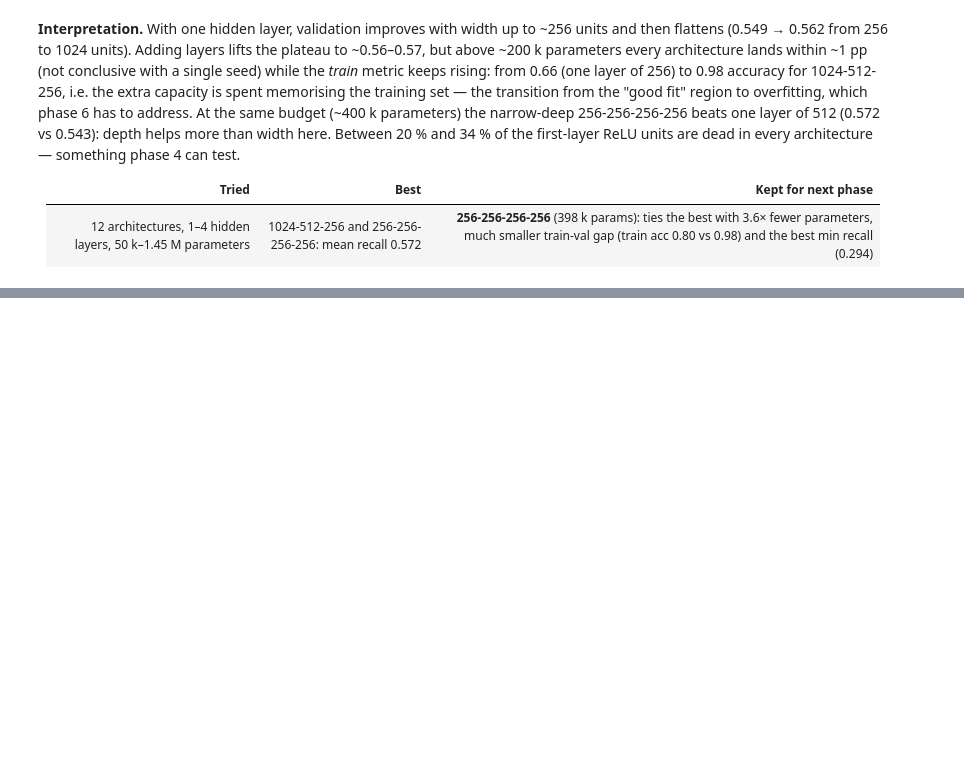
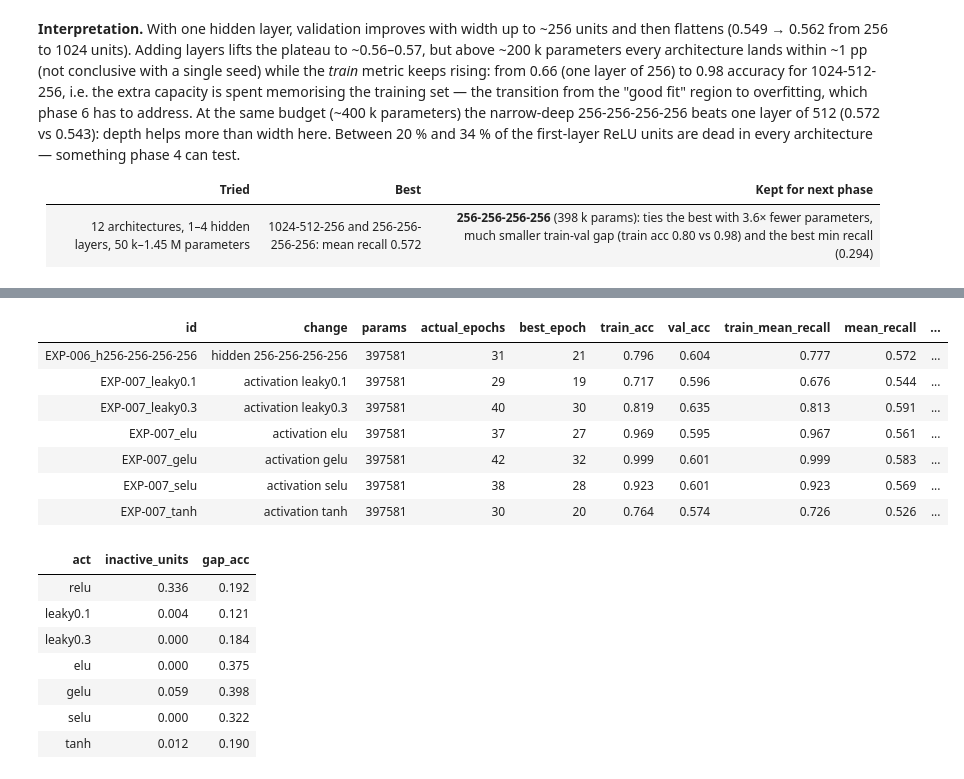
Before and after one commit to alexsierra45/image-recognition, a Jupyter notebook: hyperparameter_sweep.ipynb, the cells around one changed output, grey strips where cells are left out. Saved outputs shown, nothing was run; the diff lists cells and outputs as text; code cells hidden in the pictures; blank space fills up the shorter version.

```diff
--- a/hyperparameter_sweep.ipynb
+++ b/hyperparameter_sweep.ipynb
@@ -248,0 +256,23 @@ Between 20 % and 34 % of the first-layer ReLU units are dead in every architectu
+# %%
+df4 = pu.expand_config(pd.concat([pu.load_results().query("id == 'EXP-006_h256-256-256-256'"), pu.load_results('EXP-007')]))
+df4['act'] = ['relu' if a == 'relu' else r.split('_')[-1] for a, r in zip(df4['activation'], df4['id'])]
+df4['inactive_units'] = [pu.load_history(r)['val'].get('inactive_units') for r in df4['id']]
+table(df4)
+display(df4[['act', 'inactive_units', 'gap_acc']].style.format(precision=3).hide(axis='index'))
+# %% [output]
+| id | change | params | actual_epochs | best_epoch | train_acc | val_acc | train_mean_recall | mean_recall | ... |
+| EXP-006_h256-256-256-256 | hidden 256-256-256-256 | 397581 | 31 | 21 | 0.796 | 0.604 | 0.777 | 0.572 | ... |
+| EXP-007_leaky0.1 | activation leaky0.1 | 397581 | 29 | 19 | 0.717 | 0.596 | 0.676 | 0.544 | ... |
+| EXP-007_leaky0.3 | activation leaky0.3 | 397581 | 40 | 30 | 0.819 | 0.635 | 0.813 | 0.591 | ... |
+| EXP-007_elu | activation elu | 397581 | 37 | 27 | 0.969 | 0.595 | 0.967 | 0.561 | ... |
+| EXP-007_gelu | activation gelu | 397581 | 42 | 32 | 0.999 | 0.601 | 0.999 | 0.583 | ... |
+| EXP-007_selu | activation selu | 397581 | 38 | 28 | 0.923 | 0.601 | 0.923 | 0.569 | ... |
+| EXP-007_tanh | activation tanh | 397581 | 30 | 20 | 0.764 | 0.574 | 0.726 | 0.526 | ... |
+| act | inactive_units | gap_acc |
+| relu | 0.336 | 0.192 |
+| leaky0.1 | 0.004 | 0.121 |
+| leaky0.3 | 0.000 | 0.184 |
+| elu | 0.000 | 0.375 |
+| gelu | 0.059 | 0.398 |
+| selu | 0.000 | 0.322 |
+| tanh | 0.012 | 0.190 |
```
Also changed, not shown: parts of 4 cells of this notebook, 12 other files.
